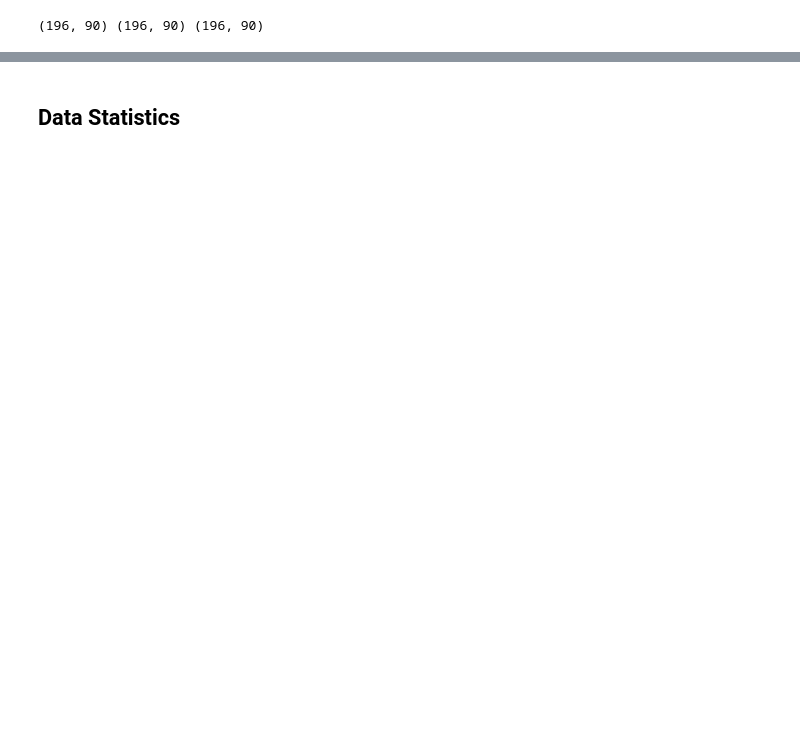
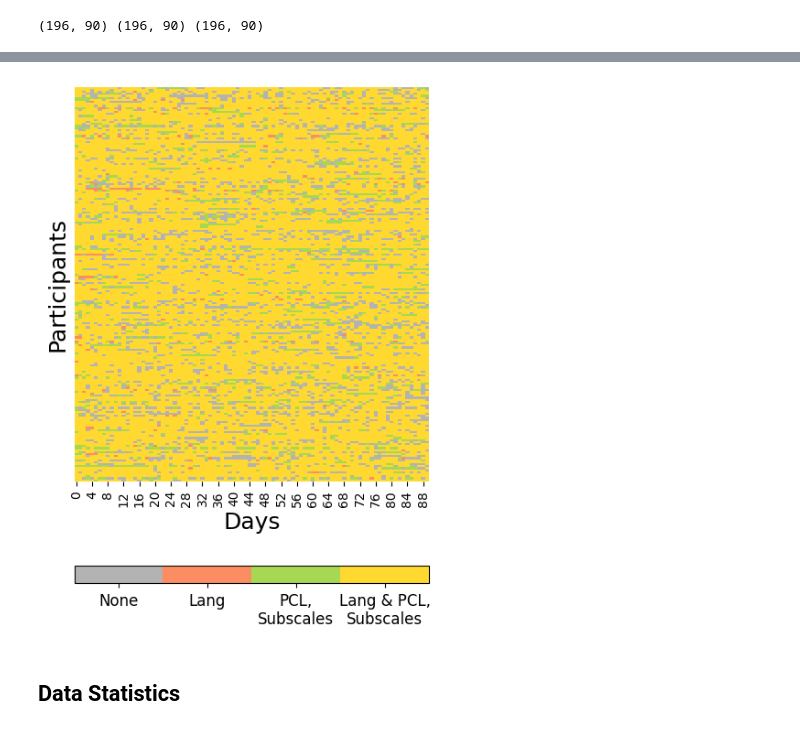
Before and after one commit to adithya8/LongitudeML, a Jupyter notebook: examples/ptsd_stop_forecasting/eda_v5.ipynb, the cells around one changed output, grey strips where cells are left out. Cells and saved outputs as stored; diff of their text form; code cells hidden in the pictures; blank space fills up the shorter version.

```diff
--- a/examples/ptsd_stop_forecasting/eda_v5.ipynb
+++ b/examples/ptsd_stop_forecasting/eda_v5.ipynb
@@ -168,3 +174,28 @@ plt.show()
+# %%
+fig, ax = plt.subplots(1, 1, figsize=(5, 8))
+# Plot the combined mask on a heatmap
+set2_colors = sns.color_palette("Set2").as_hex()
+# Choose only 4 colors from the tab20 palette
+colors4 = [set2_colors[i] for i in [7, 1, 4, 5]]
+custom_cmap = clr.ListedColormap(colors4)
+sns.heatmap(combined_langSubscales_mask, ax=ax, cmap=custom_cmap, cbar=False)
+ax.set_yticks([])
+
+# Set the cbar tocks as ['None', 'Outcomes', 'Language/Subscales', 'Outcomes & Language/Subscales']
+my_cmap = clr.ListedColormap(colors4)
+norm = clr.Normalize(vmin=0, vmax=3)
+sm = ScalarMappable(cmap=my_cmap, norm=norm)
+sm.set_array([])
+cbar = plt.colorbar(sm, ax=ax, orientation='horizontal')
+cbar.set_ticks([0.75/2, (1.5+0.75)/2, (1.5+2.25)/2, (5.25)/2])
+cbar.set_ticklabels(['None', 'Lang', 'PCL,\nSubscales', 'Lang & PCL,\nSubscales'], fontsize=12)
+
+# Set the x and y labels
+ax.set_xlabel('Days', fontsize=18)
+ax.set_ylabel('Participants', fontsize=18)
+plt.show()
+# %% [output]
+[figure, added]
 # %% [markdown]
 ## Data Statistics
 # %%
```
Also changed, not shown: parts of 25 cells of this notebook, 1 other file.
